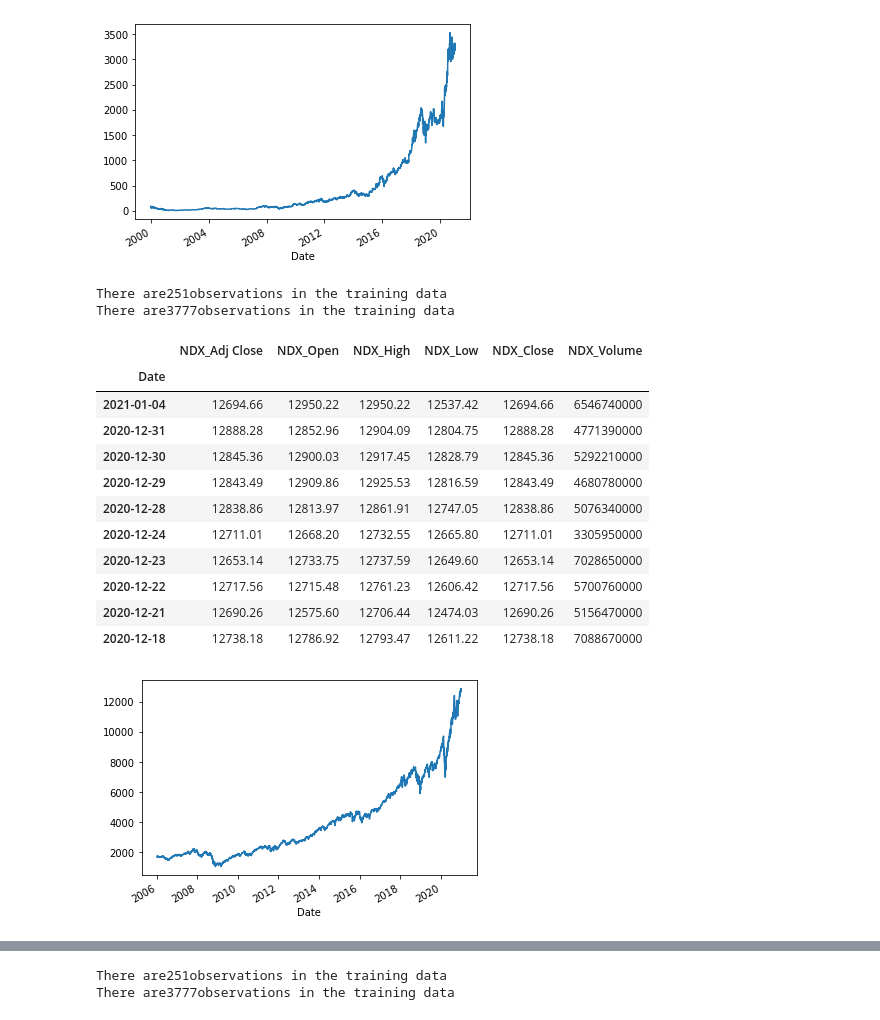
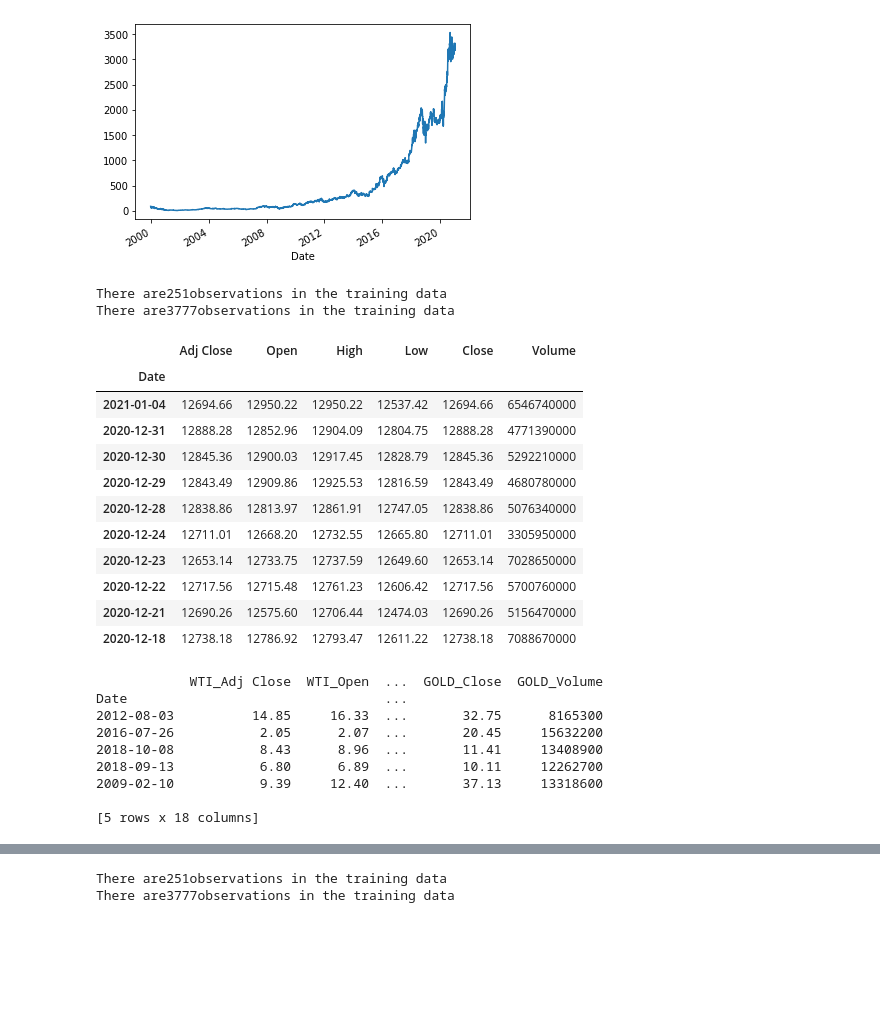
Before and after one commit to blackgreenc/AI, a Jupyter notebook: index_prediction.ipynb, the cells around one changed output, grey strips where cells are left out. Drawn from its saved outputs; the diff is of its cells as text; code cells hidden in the pictures; blank space fills up the shorter version.

```diff
--- a/index_prediction.ipynb
+++ b/index_prediction.ipynb
@@ -41,25 +41,24 @@ There are5285observations in the training data
 # %%
 # 나스닥 100
 NDX  = yf.download('NDX',
                      start = '2006-01-01',
                      end = '2021-1-05',
                      progress = False)
 
 NDX_data = NDX[['Adj Close', 'Open', 'High', 'Low', "Close","Volume"]].round(2)
-NDX_data.rename(columns={'Adj Close':'NDX_Adj Close', 'Open':'NDX_Open', 'High':'NDX_High', 'Low':'NDX_Low', 'Close':'NDX_Close', 'Volume':'NDX_Volume' }, inplace=True)
+#NDX_data.rename(columns={'Adj Close':'NDX_Adj Close', 'Open':'NDX_Open', 'High':'NDX_High', 'Low':'NDX_Low', 'Close':'NDX_Close', 'Volume':'NDX_Volume' }, inplace=True)
 
 
-print("There are" + str(NDX_data[:"2006"].shape[0]) + "observations in the training data")
+print("There are" + str(all_data[:"2006"].shape[0]) + "observations in the training data")
+print("There are" + str(all_data[:"2021"].shape[0]) + "observations in the training data")
 
-print("There are" + str(NDX_data[:"2021"].shape[0]) + "observations in the training data")
-NDX_data['NDX_Adj Close'].plot()
-
-
+#NDX_data['NDX_Adj Close'].plot()
+NDX_data.shape
 NDX_data.loc[::-1].head(10)
 # %% [output]
 There are251observations in the training data
 There are3777observations in the training data
-|  | NDX_Adj Close | NDX_Open | NDX_High | NDX_Low | NDX_Close | NDX_Volume |
+|  | Adj Close | Open | High | Low | Close | Volume |
 | Date |  |  |  |  |  |  |
 | 2021-01-04 | 12694.66 | 12950.22 | 12950.22 | 12537.42 | 12694.66 | 6546740000 |
 | 2020-12-31 | 12888.28 | 12852.96 | 12904.09 | 12804.75 | 12888.28 | 4771390000 |
@@ -71,7 +70,18 @@ There are3777observations in the training data
 | 2020-12-22 | 12717.56 | 12715.48 | 12761.23 | 12606.42 | 12717.56 | 5700760000 |
 | 2020-12-21 | 12690.26 | 12575.60 | 12706.44 | 12474.03 | 12690.26 | 5156470000 |
 | 2020-12-18 | 12738.18 | 12786.92 | 12793.47 | 12611.22 | 12738.18 | 7088670000 |
-[figure, removed]
+# %%
+print(all_data.sample(n=5))
+# %% [output]
+            WTI_Adj Close  WTI_Open  ...  GOLD_Close  GOLD_Volume
+Date                                 ...
+2012-08-03          14.85     16.33  ...       32.75      8165300
+2016-07-26           2.05      2.07  ...       20.45     15632200
+2018-10-08           8.43      8.96  ...       11.41     13408900
+2018-09-13           6.80      6.89  ...       10.11     12262700
+2009-02-10           9.39     12.40  ...       37.13     13318600
+
+[5 rows x 18 columns]
 # %%
 # 금값
 GOLD  = yf.download('GOLD',
```
Also changed, not shown: parts of 9 cells of this notebook.
